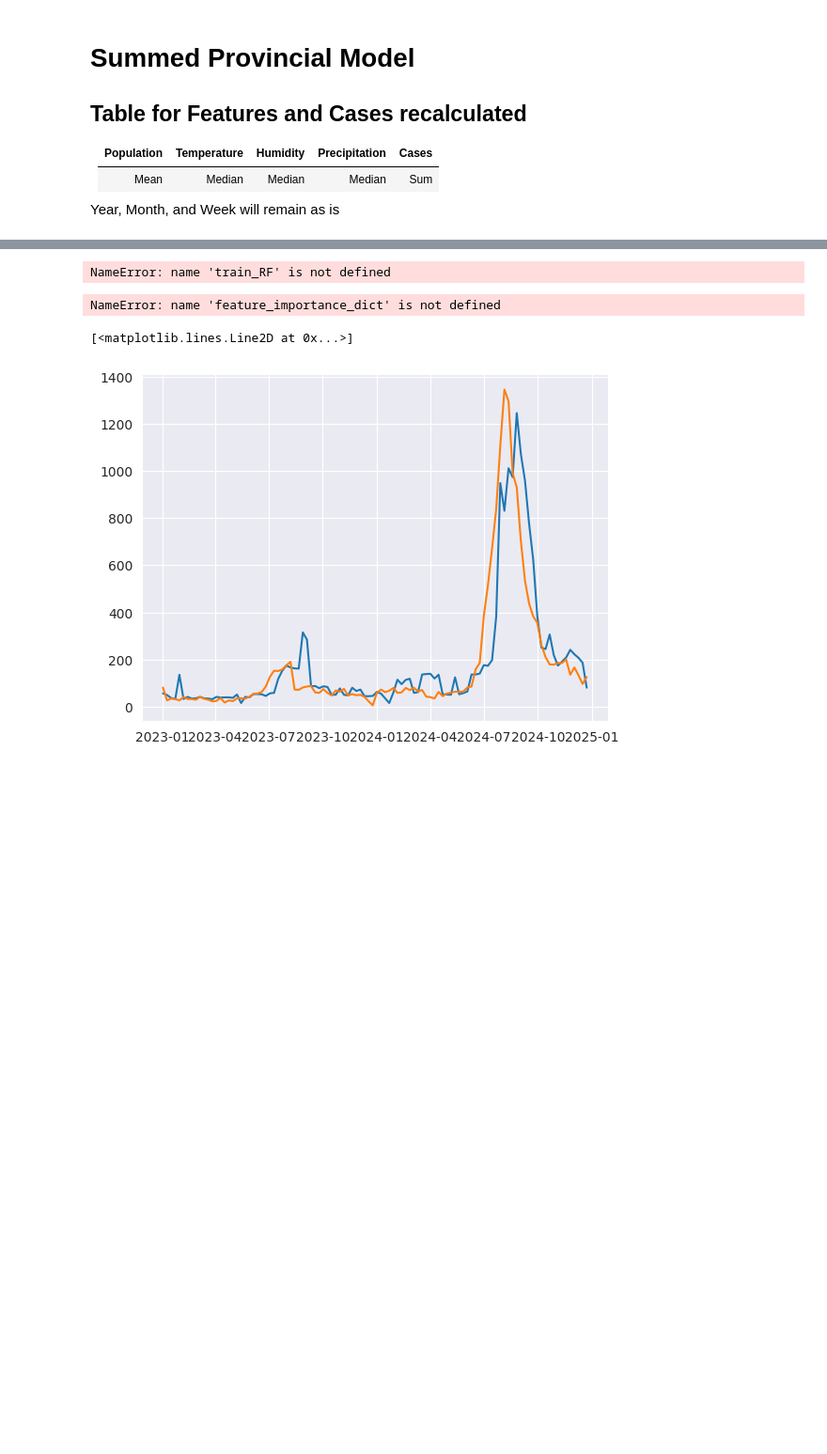
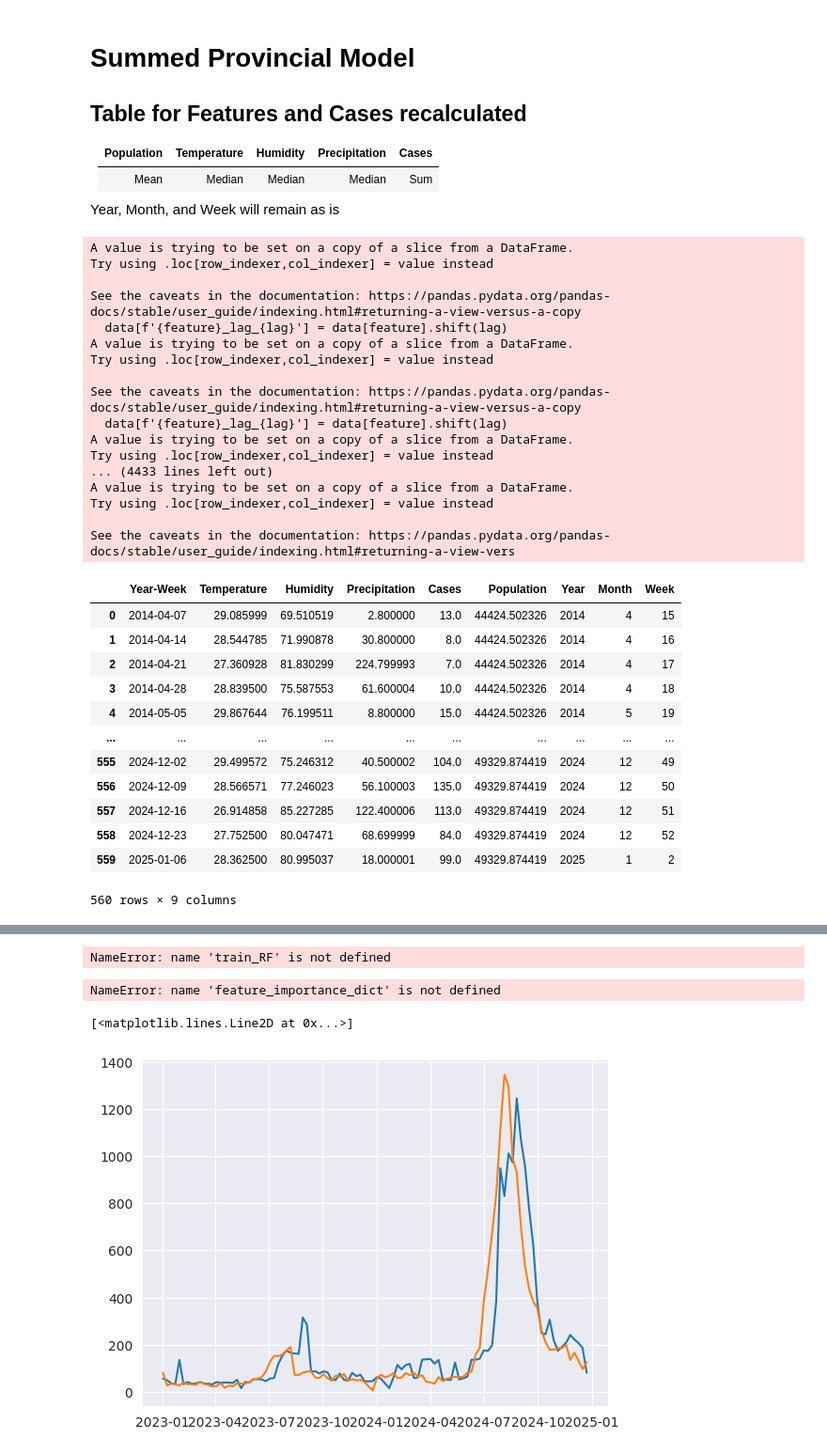
Before and after one commit to miniloda/Math-198.1---Special-Problem, a Jupyter notebook: model/Random-Forest/rf.ipynb, the cells around one changed output, grey strips where cells are left out. Shown at 94% size. Saved outputs shown, nothing was run; the diff lists cells and outputs as text; code cells hidden in the pictures; blank space fills up the shorter version.

```diff
--- a/model/Random-Forest/rf.ipynb
+++ b/model/Random-Forest/rf.ipynb
@@ -250,8 +300,3 @@ def train_RF(data, features_lag, features_addtl, target, date_col, n_ahead, year
-# %%
-municipals = []
-with (open("../municipals.txt", "r") as f):
-    for line in f:
-        municipals.append(line.strip())
 # %%
 import sys
 sys.path.append('..')
@@ -261,6 +306,16 @@ for municipal in municipals:
     for n in n_weeks_ahead:
         municipal_df = pd.read_csv(f"../../data/Merged Data/{municipal}_merged.csv")
         municipal_df["Year-Week"] = pd.to_datetime(municipal_df["Year-Week"])
-        predicted, MAE, MSE, feature_importance_dict = train_RF(municipal_df, features_lag=["Temperature", "Precipitation", "Humidity"], features_addtl = ["Year", "Month", "Week", "Population"], target="Cases", date_col="Year-Week", n_ahead=n, year_test_start="2023-01-01", year_test_end="2024-12-31")
+        rf_model = RandomForestModel()
+        predicted, MAE, MSE, feature_importance_dict, actual = rf_model.train_and_evaluate(
+            data=municipal_df,
+            features_lag=["Temperature", "Precipitation", "Humidity"],
+            features_addtl=["Year", "Week", "Month", "Population"],
+            target="Cases",
+            date_col="Year-Week",
+            n_ahead=n,
+            year_test_start="2023-01-01",
+            year_test_end="2024-12-31"
+        )
         models_utils.save_data(municipal, n, MSE, MAE, predicted, municipal_df, type = "Municipal")
         models_utils.save_feat_imp(municipal, n, feature_importance_dict, type = "Municipal")
@@ -375,6 +417,10 @@ def test_RF_provincial(model, X_test, y_test):
 # %%
 n_weeks_ahead = [1,2,3,4,5,6,7,8,9,10,11,12]
 import warnings
+import pandas as pd
+import sys
+sys.path.append('..')
+import models_utils
 warnings.filterwarnings("ignore")
 for n in n_weeks_ahead:
 
@@ -392,9 +438,9 @@ for n in n_weeks_ahead:
     pooled_X_train = pooled_X[pooled_df["Year-Week"] < "2023-01-01"]
     pooled_y_train = pooled_y[pooled_df["Year-Week"] < "2023-01-01"]
     model = train_RF_provincial(pooled_X_train, pooled_y_train, {'max_depth': 15,
-                                                                 'min_samples_leaf': 2,
-                                                                 'min_samples_split': 2,
-                                                                 'n_estimators': 100})
+                                                                    'min_samples_leaf': 2,
+                                                                    'min_samples_split': 2,
+                                                                    'n_estimators': 100})
     for municipal in municipals:
         municipal_df = pd.read_csv(f"../../data/Merged Data/{municipal}_merged.csv")
         municipal_df["Year-Week"] = pd.to_datetime(municipal_df["Year-Week"])
@@ -405,5 +451,6 @@ for n in n_weeks_ahead:
         municipal_y_test = municipal_y[(municipal_df["Year-Week"] >= "2023-01-01") & (municipal_df["Year-Week"] < "2024-12-31")]
         predicted, MAE, MSE, feature_importance_dict = test_RF_provincial(model, municipal_X_test, municipal_y_test)
         models_utils.save_data(municipal, n, MSE, MAE, predicted, municipal_df, type = "Provincial")
+        models_utils.save_feat_imp(municipal, n, feature_importance_dict, type = "Provincial")
     print(n)
 # %% [output]
@@ -462,10 +477,44 @@ with (open("../municipals.txt", "r") as f):
     for line in f:
         municipals.append(line.strip())
 # %%
+import pandas as pd
 summed_df_list = []
 for municipal in municipals:
     municipal_df = pd.read_csv(f"../../data/Merged Data/{municipal}_merged.csv")
     # lag the features
     municipal_df = models_utils.prepare_dataframe(municipal_df, ["Temperature", "Precipitation", "Humidity"], ["Year", "Week", "Month", "Population"], "Cases", "Year-Week", 1)
     summed_df_list.append(municipal_df)
+summed_df = models_utils.prepare_dataframe_summed(summed_df_list)
+summed_df
+# %% [output]
+A value is trying to be set on a copy of a slice from a DataFrame.
+Try using .loc[row_indexer,col_indexer] = value instead
+
+See the caveats in the documentation: https://pandas.pydata.org/pandas-docs/stable/user_guide/indexing.html#returning-a-view-versus-a-copy
+  data[f'{feature}_lag_{lag}'] = data[feature].shift(lag)
+A value is trying to be set on a copy of a slice from a DataFrame.
+Try using .loc[row_indexer,col_indexer] = value instead
+
+See the caveats in the documentation: https://pandas.pydata.org/pandas-docs/stable/user_guide/indexing.html#returning-a-view-versus-a-copy
+  data[f'{feature}_lag_{lag}'] = data[feature].shift(lag)
+A value is trying to be set on a copy of a slice from a DataFrame.
+Try using .loc[row_indexer,col_indexer] = value instead
+... (4433 lines left out)
+A value is trying to be set on a copy of a slice from a DataFrame.
+Try using .loc[row_indexer,col_indexer] = value instead
+
+See the caveats in the documentation: https://pandas.pydata.org/pandas-docs/stable/user_guide/indexing.html#returning-a-view-vers
+|  | Year-Week | Temperature | Humidity | Precipitation | Cases | Population | Year | Month | Week |
+| 0 | 2014-04-07 | 29.085999 | 69.510519 | 2.800000 | 13.0 | 44424.502326 | 2014 | 4 | 15 |
+| 1 | 2014-04-14 | 28.544785 | 71.990878 | 30.800000 | 8.0 | 44424.502326 | 2014 | 4 | 16 |
+| 2 | 2014-04-21 | 27.360928 | 81.830299 | 224.799993 | 7.0 | 44424.502326 | 2014 | 4 | 17 |
+| 3 | 2014-04-28 | 28.839500 | 75.587553 | 61.600004 | 10.0 | 44424.502326 | 2014 | 4 | 18 |
+| 4 | 2014-05-05 | 29.867644 | 76.199511 | 8.800000 | 15.0 | 44424.502326 | 2014 | 5 | 19 |
+| ... | ... | ... | ... | ... | ... | ... | ... | ... | ... |
+| 555 | 2024-12-02 | 29.499572 | 75.246312 | 40.500002 | 104.0 | 49329.874419 | 2024 | 12 | 49 |
+| 556 | 2024-12-09 | 28.566571 | 77.246023 | 56.100003 | 135.0 | 49329.874419 | 2024 | 12 | 50 |
+| 557 | 2024-12-16 | 26.914858 | 85.227285 | 122.400006 | 113.0 | 49329.874419 | 2024 | 12 | 51 |
+| 558 | 2024-12-23 | 27.752500 | 80.047471 | 68.699999 | 84.0 | 49329.874419 | 2024 | 12 | 52 |
+| 559 | 2025-01-06 | 28.362500 | 80.995037 | 18.000001 | 99.0 | 49329.874419 | 2025 | 1 | 2 |
+560 rows × 9 columns
 # %%
```
Also changed, not shown: parts of 28 cells of this notebook, 58 other files.
